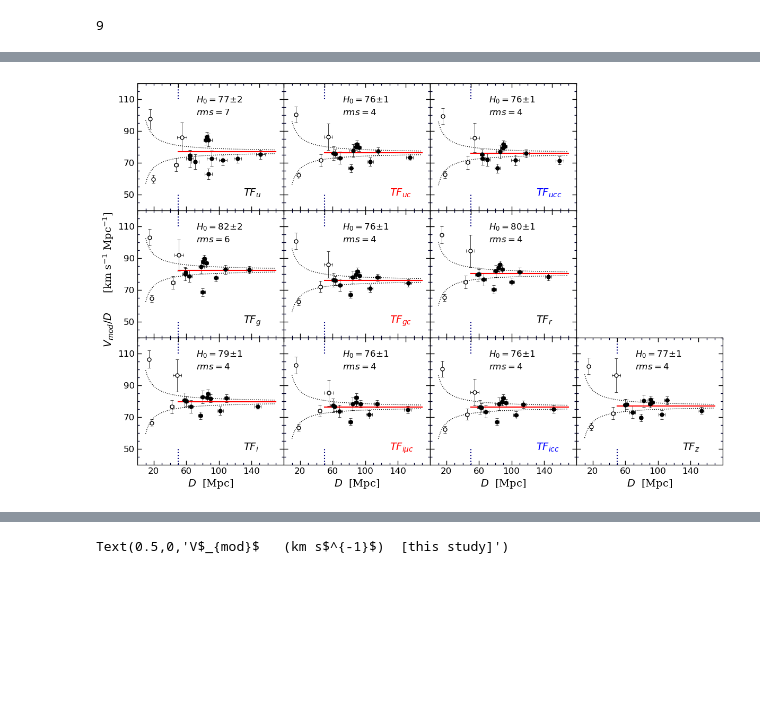
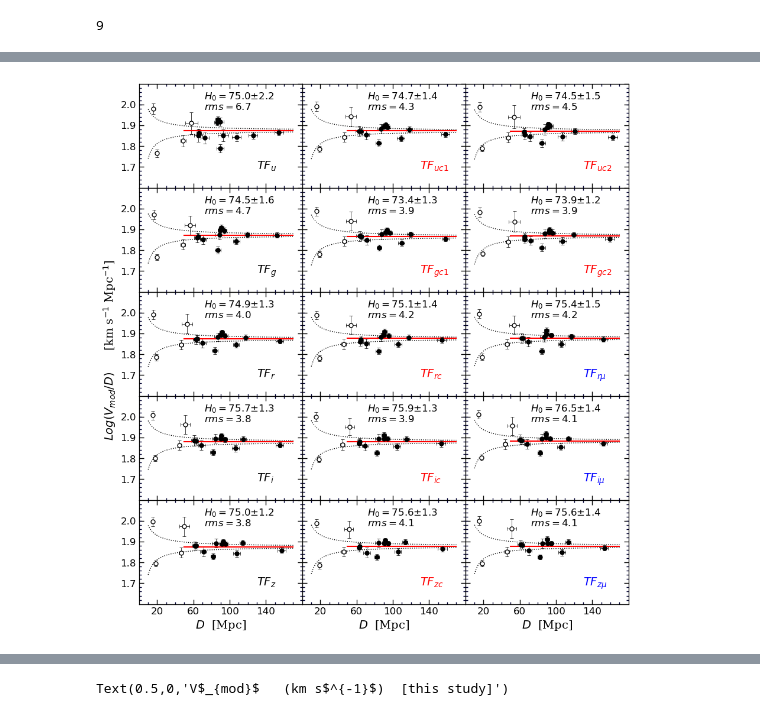
Before and after one commit to ekourkchi/TFcalibrators, a Jupyter notebook: TF_apply_cluster_bias.ipynb, the cells around one changed output, grey strips where cells are left out. Drawn from its saved outputs; the diff is of its cells as text; code cells hidden in the pictures; blank space fills up the shorter version.

```diff
--- a/TF_apply_cluster_bias.ipynb
+++ b/TF_apply_cluster_bias.ipynb
@@ -574,8 +576,16 @@ for i, cc in enumerate(DM_code):
     rowDict['Vmod']   = Vmod
     rowDict['Vmod_e'] = Vmod_e
 
+    rowDict['DMbias'] = 0.
 
-
+    if band=='w1' and param=='b':
+        rowDict['DMbias'] = 0.06
+    elif band=='w1' and param=='c':
+        rowDict['DMbias'] = 0.10
+    elif band=='w2' and param=='b':
+        rowDict['DMbias'] = 0.06
+    elif band=='w2' and param=='c':
+        rowDict['DMbias'] = 0.15
 
     add2Dict(grandClustersTable, cc, band.strip(), param.strip(), rowDict)
 
@@ -1082,71 +1091,81 @@ Text(0,0.5,'$V_{mod}/D_{W2}$    [km s${^{-1}}$ Mpc${^{-1}}$]    ')
 
 dye = {"u":"blue","g":"green","r":"red","i":"orange","z":"maroon","w1":"purple", 'w2': "brown"}
 
-fig = py.figure(figsize=(12, 9), dpi=100)
+fig = py.figure(figsize=(9, 11), dpi=100)
 fig.subplots_adjust(wspace=0, top=0.92, bottom=0.12, left=0.06, right=0.98)
-gs = gridspec.GridSpec(3,4) ; p=0
+gs = gridspec.GridSpec(5,3) ; p=0
 
 
 
 ax = plt.subplot(gs[p]) ; p+=1
-x_ax, y_ax = plotHubble(ax, 'u', 'a')
-ax.text(130, 49,  r'$TF_{u}$', fontsize=14)
+x_ax, y_ax = plotHubble(ax, 'u', 'a', DMcorrect=0)
+ax.text(130, 1.69,  r'$TF_{u}$', fontsize=14)
 # ax.set_ylabel(r'$V_{mod}/D$'+' [km/s/Mpc]', fontsize=14, fontdict=font)
 
 ax = plt.subplot(gs[p]) ; p+=1
-x_ax, y_ax = plotHubble(ax, 'u', 'b')
-ax.text(130, 49,  r'$TF_{uc}$', fontsize=14, color='r')
+x_ax, y_ax = plotHubble(ax, 'u', 'b', DMcorrect=0)
+ax.text(130, 1.69,  r'$TF_{uc1}$', fontsize=14, color='r')
 plt.setp(ax.get_yticklabels(), visible=False)
 
-ax = plt.subplot(gs[p]) ; p+=2
-x_ax, y_ax = plotHubble(ax, 'u', 'c')
-ax.text(130, 49,  r'$TF_{ucc}$', fontsize=14, color='b')
+ax = plt.subplot(gs[p]) ; p+=1
+x_ax, y_ax = plotHubble(ax, 'u', 'c', DMcorrect=0)
+ax.text(130, 1.69,  r'$TF_{uc2}$', fontsize=14, color='r')
 plt.setp(ax.get_yticklabels(), visible=False)
 
 ###################
 
 ax = plt.subplot(gs[p]) ; p+=1
-x_ax, y_ax = plotHubble(ax, 'g', 'a')
-ax.text(130, 49,  r'$TF_{g}$', fontsize=14)
-ax.set_ylabel(r'$V_{mod}/D$'+'      [km s'+r'${^{-1}}$'+' Mpc'+r'${^{-1}}$'+']    ', fontsize=14, fontdict=font)
+x_ax, y_ax = plotHubble(ax, 'g', 'a', DMcorrect=0)
+ax.text(130, 1.69,  r'$TF_{g}$', fontsize=14)
 
 ax = plt.subplot(gs[p]) ; p+=1
-x_ax, y_ax = plotHubble(ax, 'g', 'b')
-ax.text(130, 49,  r'$TF_{gc}$', fontsize=14, color='r')
+x_ax, y_ax = plotHubble(ax, 'g', 'b', DMcorrect=0)
+ax.text(130, 1.69,  r'$TF_{gc1}$', fontsize=14, color='r')
 plt.setp(ax.get_yticklabels(), visible=False)
 ax.set_xlabel(r'$D$'+'  [Mpc]', fontsize=14, fontdict=font)
 
-# ax = plt.subplot(gs[p]) ; p+=2
-# x_ax, y_ax = plotHubble(ax, 'g', 'c')
-# ax.text(130, 49,  r'$TF_{gcc}$', fontsize=14, color='b')
-# plt.setp(ax.get_yticklabels(), visible=False)
-# ax.set_xlabel(r'$D$'+'  [Mpc]', fontsize=14, fontdict=font)
+ax = plt.subplot(gs[p]) ; p+=1
+x_ax, y_ax = plotHubble(ax, 'g', 'c', DMcorrect=0)
+ax.text(130, 1.69,  r'$TF_{gc2}$', fontsize=14, color='r')
+plt.setp(ax.get_yticklabels(), visible=False)
+ax.set_xlabel(r'$D$'+'  [Mpc]', fontsize=14, fontdict=font)
 ###################
 
 
+ax = plt.subplot(gs[p]) ; p+=1
+x_ax, y_ax = plotHubble(ax, 'r', 'a', DMcorrect=0)
+ax.text(130, 1.69,  r'$TF_{r}$', fontsize=14)
+# plt.setp(ax.get_yticklabels(), visible=False)
+ax.set_ylabel(r'$Log(V_{mod}/D)$'+'      [km s'+r'${^{-1}}$'+' Mpc'+r'${^{-1}}$'+']    ', fontsize=14, fontdict=font)
 
-ax = plt.subplot(gs[p]) ; p+=2
-x_ax, y_ax = plotHubble(ax, 'r', 'a')
-ax.text(130, 49,  r'$TF_{r}$', fontsize=14)
+
+ax = plt.subplot(gs[p]) ; p+=1
+x_ax, y_ax = plotHubble(ax, 'r', 'b', DMcorrect=0)
+ax.text(130, 1.69,  r'$TF_{rc}$', fontsize=14, color='r')
+plt.setp(ax.get_yticklabels(), visible=False)
+
+ax = plt.subplot(gs[p]) ; p+=1
+x_ax, y_ax = plotHubble(ax, 'r', 'c', DMcorrect=0)
+ax.text(130, 1.69,  r'$TF_{r \mu}$', fontsize=14, color='b')
 plt.setp(ax.get_yticklabels(), visible=False)
 
 ###################
 
 
 ax = plt.subplot(gs[p]) ; p+=1
-x_ax, y_ax = plotHubble(ax, 'i', 'a')
-ax.text(130, 49,  r'$TF_{i}$', fontsize=14)
-ax.set_xlabel(r'$D$'+'  [Mpc]', fontsize=14, fontdict=font)
+x_ax, y_ax = plotHubble(ax, 'i', 'a', DMcorrect=0)
+ax.text(130, 1.69,  r'$TF_{i}$', fontsize=14)
+# ax.set_xlabel(r'$D$'+'  [Mpc]', fontsize=14, fontdict=font)
 
 ax = plt.subplot(gs[p]) ; p+=1
-x_ax, y_ax = plotHubble(ax, 'i', 'b')
-ax.text(130, 49,  r'$TF_{i \mu c}$', fontsize=14, color='r')
+x_ax, y_ax = plotHubble(ax, 'i', 'b', DMcorrect=0)
+ax.text(130, 1.69,  r'$TF_{i  c}$', fontsize=14, color='r')
 plt.setp(ax.get_yticklabels(), visible=False)
 ax.set_xlabel(r'$D$'+'  [Mpc]', fontsize=14, fontdict=font)
 
 ax = plt.subplot(gs[p]) ; p+=1
-x_ax, y_ax = plotHubble(ax, 'i', 'c')
-ax.text(130, 49,  r'$TF_{icc}$', fontsize=14, color='b')
+x_ax, y_ax = plotHubble(ax, 'i', 'c', DMcorrect=0)
+ax.text(130, 1.69,  r'$TF_{i \mu}$', fontsize=14, color='b')
 plt.setp(ax.get_yticklabels(), visible=False)
 ax.set_xlabel(r'$D$'+'  [Mpc]', fontsize=14, fontdict=font)
 
@@ -1155,12 +1174,23 @@ ax.set_xlabel(r'$D$'+'  [Mpc]', fontsize=14, fontdict=font)
 
 ax = plt.subplot(gs[p]) ; p+=1
 x_ax, y_ax = plotHubble(ax, 'z', 'a')
-ax.text(130, 49,  r'$TF_{z}$', fontsize=14)
+ax.text(130, 1.69,  r'$TF_{z}$', fontsize=14)
+# plt.setp(ax.get_yticklabels(), visible=False)
+ax.set_xlabel(r'$D$'+'  [Mpc]', fontsize=14, fontdict=font)
+
+ax = plt.subplot(gs[p]) ; p+=1
+x_ax, y_ax = plotHubble(ax, 'z', 'b')
+ax.text(130, 1.69,  r'$TF_{zc}$', fontsize=14, color='r')
+plt.setp(ax.get_yticklabels(), visible=False)
+ax.set_xlabel(r'$D$'+'  [Mpc]', fontsize=14, fontdict=font)
+
+ax = plt.subplot(gs[p]) ; p+=1
+x_ax, y_ax = plotHubble(ax, 'z', 'c', DMcorrect=0)
+ax.text(130, 1.69,  r'$TF_{z \mu}$', fontsize=14, color='b')
 plt.setp(ax.get_yticklabels(), visible=False)
 ax.set_xlabel(r'$D$'+'  [Mpc]', fontsize=14, fontdict=font)
 
 
 
-
 plt.subplots_adjust(hspace=0, wspace=0)
 # %% [output]
@@ -1177,4 +1197,4 @@ z a 76.7508775047051 [1.21512248] 3.7490692649285555
-[figure, old version]
+[figure, new version]
 # %%
 
 dye = {"u":"blue","g":"green","r":"red","i":"orange","z":"maroon","w1":"purple", 'w2': "brown"}
```
Also changed, not shown: parts of 15 cells of this notebook, 16 other files.
